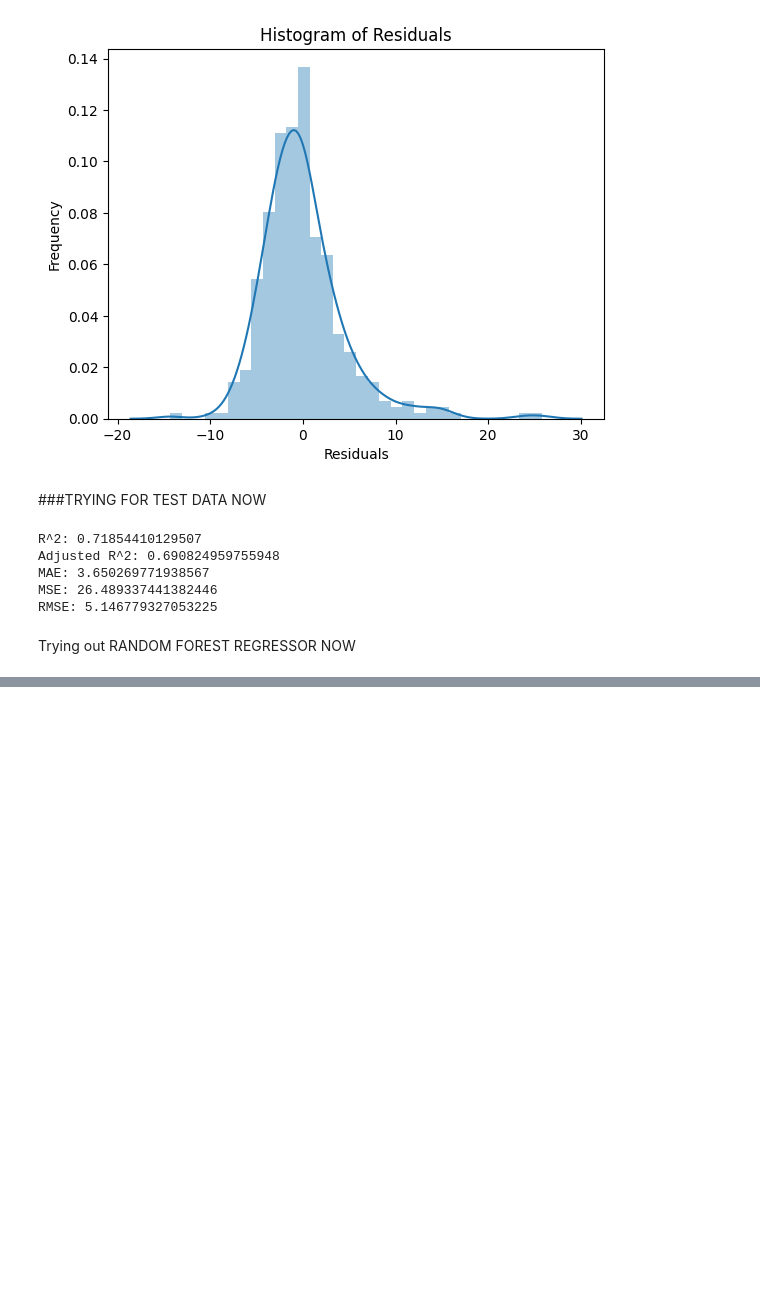
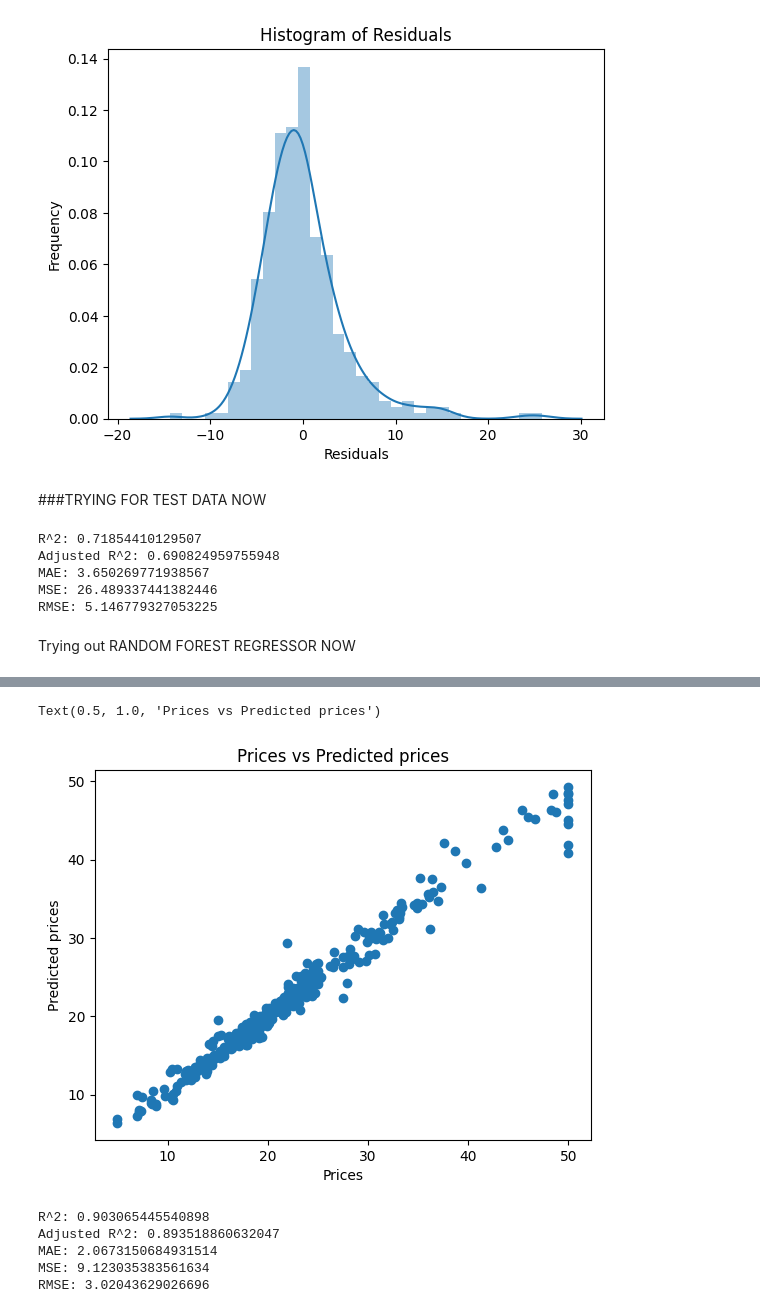
Before and after one commit to SujayVivek/QuantAIVerse, a Jupyter notebook: QuantAIVerse_House_Price_Prediction.ipynb, the cells around one changed output, grey strips where cells are left out. Saved outputs shown, nothing was run; the diff lists cells and outputs as text; code cells hidden in the pictures; blank space fills up the shorter version.

```diff
--- a/QuantAIVerse_House_Price_Prediction.ipynb
+++ b/QuantAIVerse_House_Price_Prediction.ipynb
@@ -201,0 +230,10 @@ Trying out RANDOM FOREST REGRESSOR NOW
+# %%
+##EVERYTHING SEEMS ALMOST AROUND THE CENTRE
+#lets try precited prices vs prices
+plt.scatter(Y_train, y_pred)
+plt.xlabel('Prices')
+plt.ylabel('Predicted prices')
+plt.title('Prices vs Predicted prices')
+# %% [output]
+Text(0.5, 1.0, 'Prices vs Predicted prices')
+[figure, added]
@@ -201,0 +242,13 @@ Trying out RANDOM FOREST REGRESSOR NOW
+# %%
+acc_linreg = metrics.r2_score(Y_test, y_test_pred)
+print('R^2:', acc_linreg)
+print('Adjusted R^2:',1 - (1-metrics.r2_score(Y_test, y_test_pred))*(len(Y_test)-1)/(len(Y_test)-X_test.shape[1]-1))
+print('MAE:',metrics.mean_absolute_error(Y_test, y_test_pred))
+print('MSE:',metrics.mean_squared_error(Y_test, y_test_pred))
+print('RMSE:',np.sqrt(metrics.mean_squared_error(Y_test, y_test_pred)))
+# %% [output]
+R^2: 0.903065445540898
+Adjusted R^2: 0.893518860632047
+MAE: 2.0673150684931514
+MSE: 9.123035383561634
+RMSE: 3.02043629026696
```
Also changed, not shown: parts of 6 cells of this notebook.
